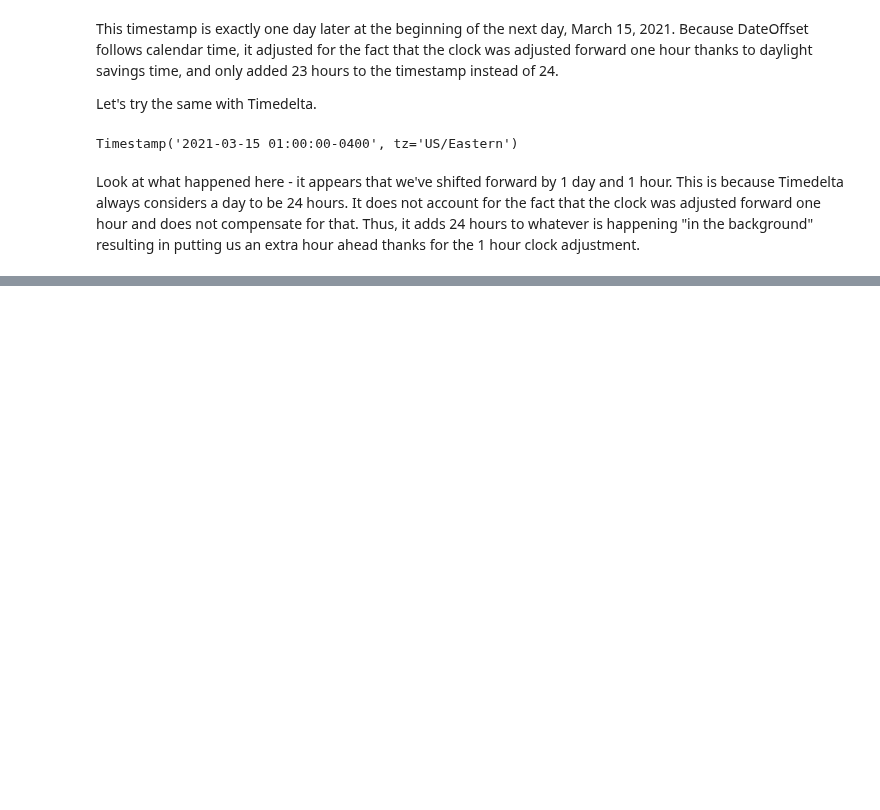
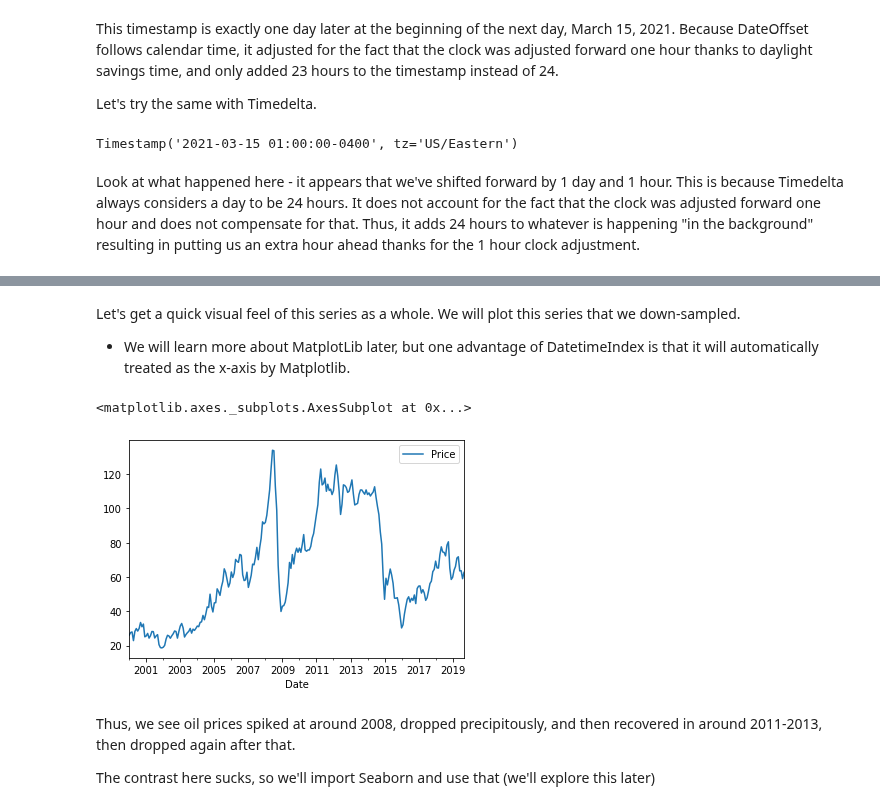
Before and after one commit to jgabunilas/pandas-bootcamp, a Jupyter notebook: Section10_Handling_Date_and_Time/Section10_Handling_Date_and_Time.ipynb, the cells around one changed output, grey strips where cells are left out. Drawn from its saved outputs; the diff is of its cells as text; code cells hidden in the pictures; blank space fills up the shorter version.

```diff
--- a/Section10_Handling_Date_and_Time/Section10_Handling_Date_and_Time.ipynb
+++ b/Section10_Handling_Date_and_Time/Section10_Handling_Date_and_Time.ipynb
@@ -1263,0 +1299,12 @@ Look at what happened here - it appears that we've shifted forward by 1 day and
+# %% [markdown]
+Let's get a quick visual feel of  this series as a whole. We will plot this series that we down-sampled.
+* We will learn more about MatplotLib later, but one advantage of DatetimeIndex is that it will automatically treated as the x-axis by Matplotlib.
+# %%
+brent.resample('M').median().plot()
+# %% [output]
+<matplotlib.axes._subplots.AxesSubplot at 0x...>
+[figure, added]
+# %% [markdown]
+Thus, we see oil prices spiked at around 2008, dropped precipitously, and then recovered in around 2011-2013, then dropped again after that.
+
+The contrast here sucks, so we'll import Seaborn and use that (we'll explore this later)
```
Also changed, not shown: parts of 14 cells of this notebook, 1 other file.
